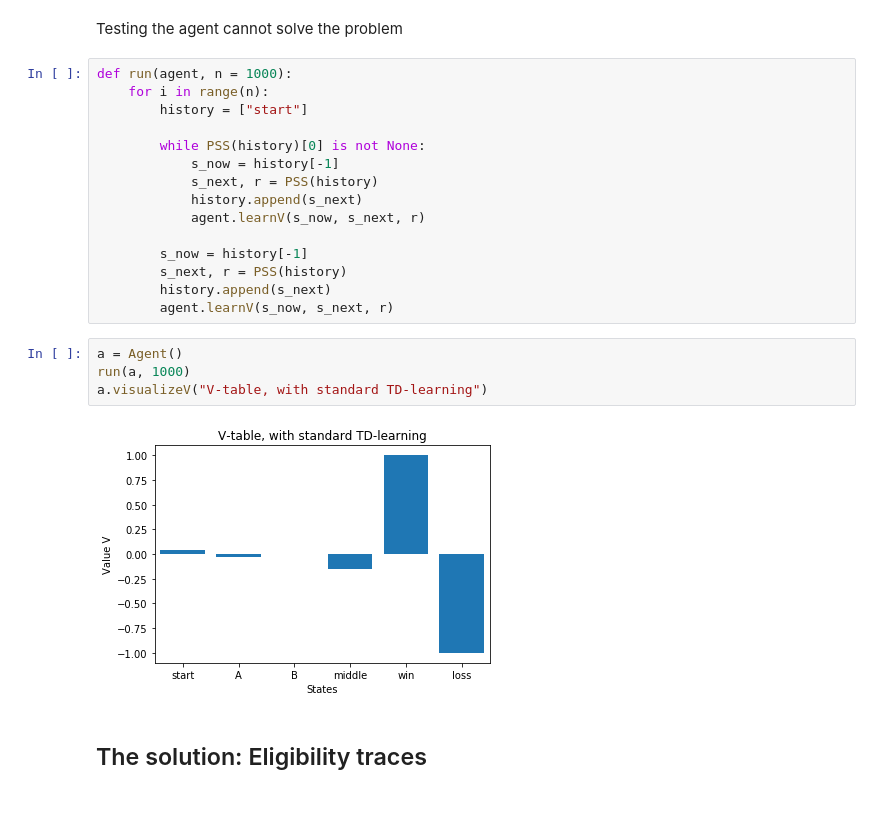
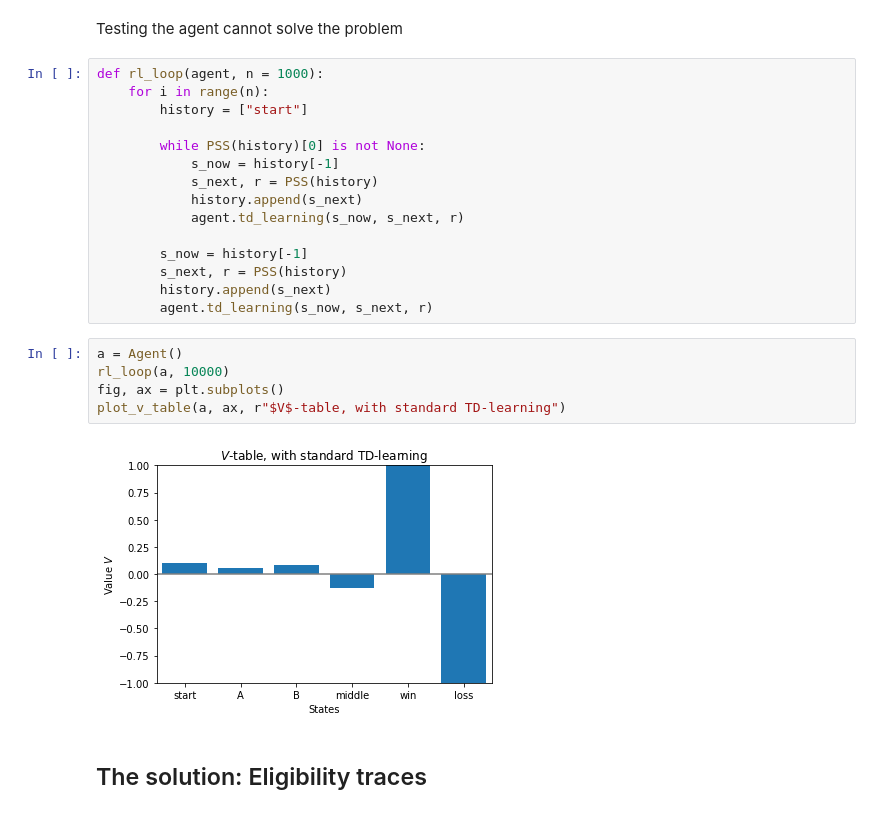
Before and after one commit to TheRealDrDre/CompCogNeuro, a Jupyter notebook: RL/RL3_eligibility.ipynb, the cells around one changed output. Cells and saved outputs as stored; diff of their text form.

Commit message:
Fixed Qtable graphics and model-based notebook; renamed notebooks

```diff
--- a/RL/RL3_eligibility.ipynb
+++ b/RL/RL3_eligibility.ipynb
@@ -95,7 +95,7 @@ class Agent:
 # %% [markdown]
 Testing the agent cannot solve the problem
 # %%
-def run(agent, n = 1000):
+def rl_loop(agent, n = 1000):
     for i in range(n):
         history = ["start"]
 
@@ -103,18 +103,19 @@ def run(agent, n = 1000):
             s_now = history[-1]
             s_next, r = PSS(history)
             history.append(s_next)
-            agent.learnV(s_now, s_next, r)
+            agent.td_learning(s_now, s_next, r)
 
         s_now = history[-1]
         s_next, r = PSS(history)
         history.append(s_next)
-        agent.learnV(s_now, s_next, r)
+        agent.td_learning(s_now, s_next, r)
 # %%
 a = Agent()
-run(a, 1000)
-a.visualizeV("V-table, with standard TD-learning")
+rl_loop(a, 10000)
+fig, ax = plt.subplots()
+plot_v_table(a, ax, r"$V$-table, with standard TD-learning")
 # %% [output]
-[figure, old version]
+[figure, new version]
 # %% [markdown]
 ## The solution: Eligibility traces
 # %%
```
Also changed, not shown: parts of 13 cells of this notebook, 20 other files.
